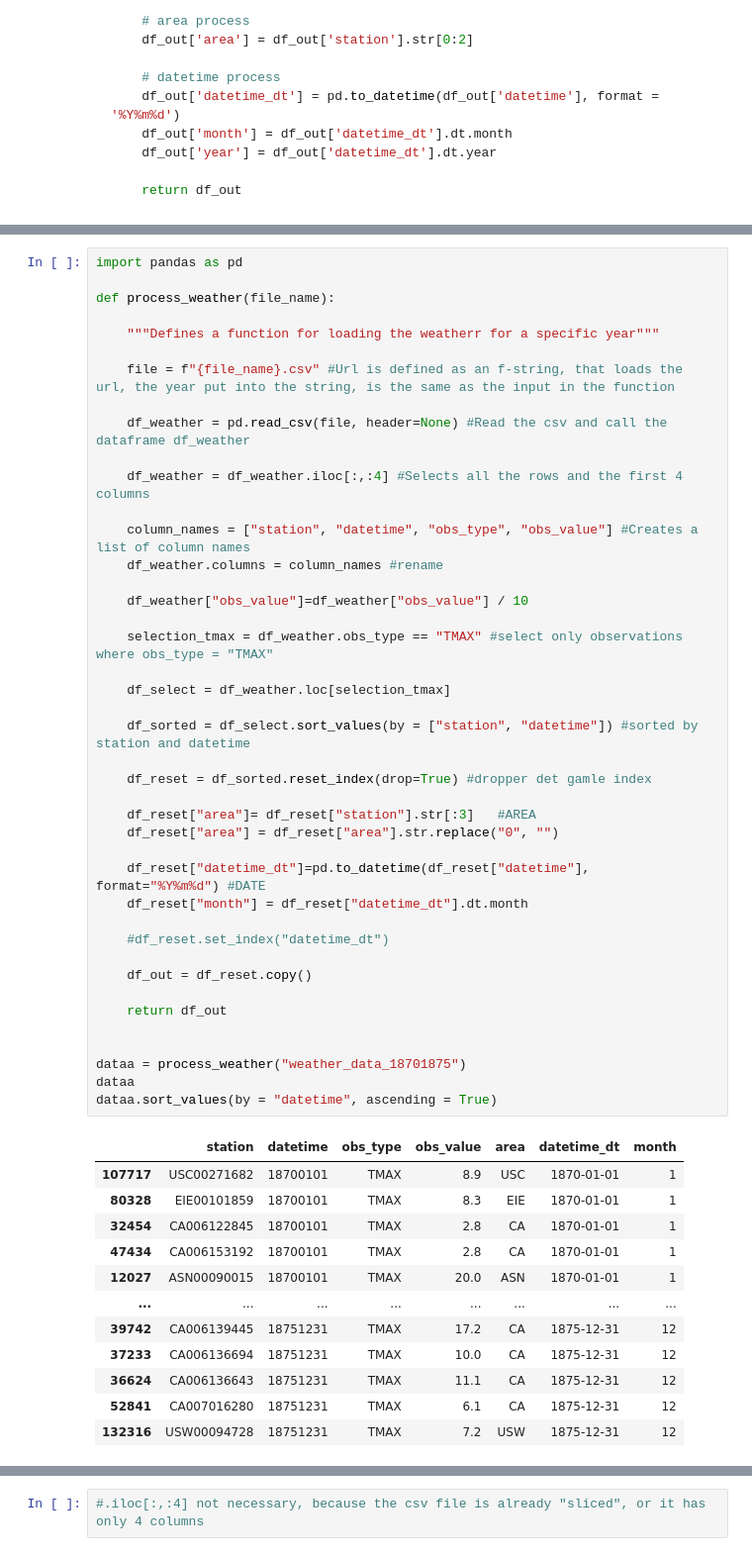
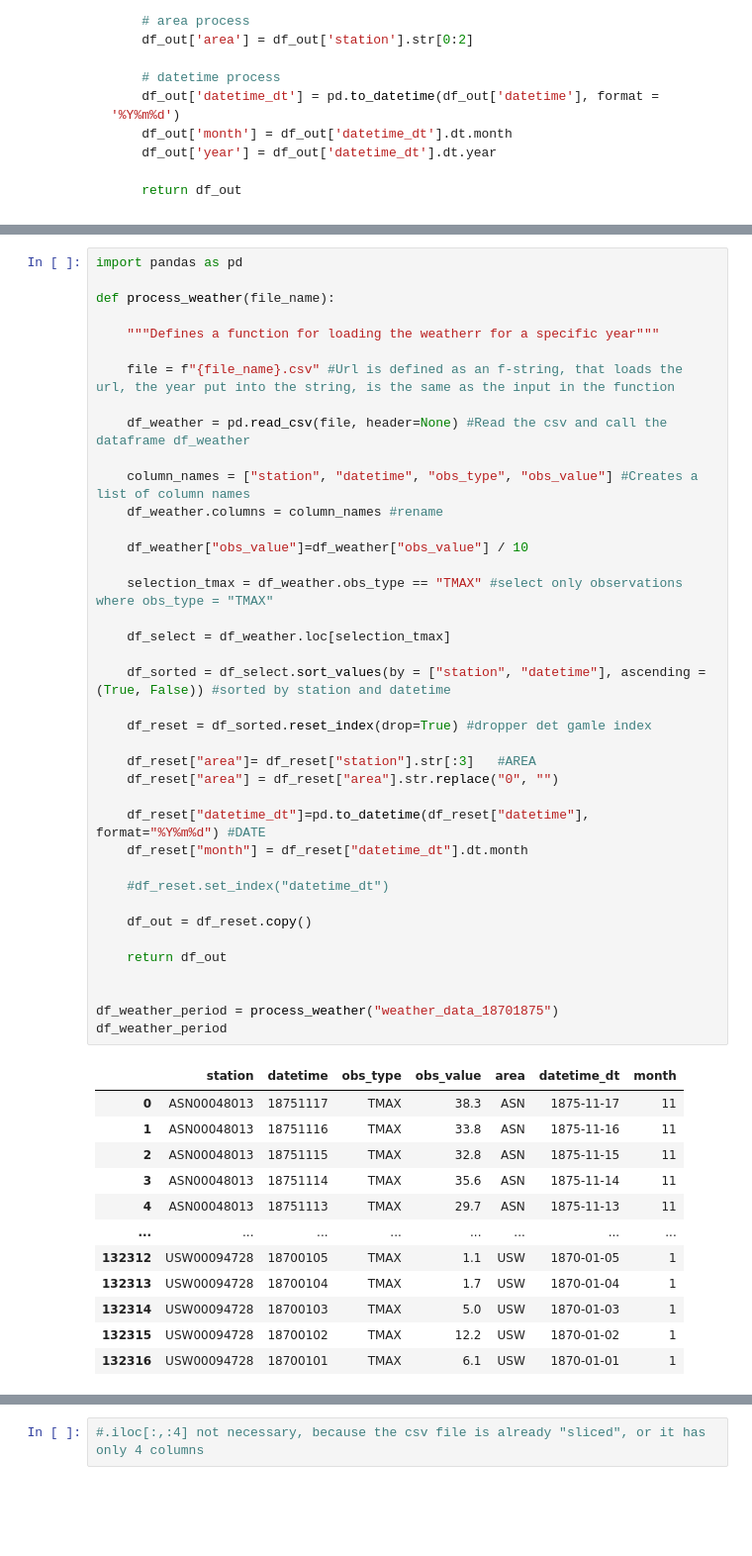
Before and after one commit to amaliemaria/ISDS2021_group16, a Jupyter notebook: assignment_1.ipynb, the cells around one changed output, grey strips where cells are left out. Shown at 99% size. Saved outputs shown, nothing was run; the diff lists cells and outputs as text; blank space fills up the shorter version.

```diff
--- a/assignment_1.ipynb
+++ b/assignment_1.ipynb
@@ -76,48 +73,45 @@ def process_weather(file_name):
 
     df_weather = pd.read_csv(file, header=None) #Read the csv and call the dataframe df_weather
 
-    df_weather = df_weather.iloc[:,:4] #Selects all the rows and the first 4 columns
-
     column_names = ["station", "datetime", "obs_type", "obs_value"] #Creates a list of column names
     df_weather.columns = column_names #rename
 
     df_weather["obs_value"]=df_weather["obs_value"] / 10
 
     selection_tmax = df_weather.obs_type == "TMAX" #select only observations where obs_type = "TMAX"
 
     df_select = df_weather.loc[selection_tmax]
 
-    df_sorted = df_select.sort_values(by = ["station", "datetime"]) #sorted by station and datetime
+    df_sorted = df_select.sort_values(by = ["station", "datetime"], ascending = (True, False)) #sorted by station and datetime
 
     df_reset = df_sorted.reset_index(drop=True) #dropper det gamle index
 
     df_reset["area"]= df_reset["station"].str[:3]   #AREA
     df_reset["area"] = df_reset["area"].str.replace("0", "")
 
     df_reset["datetime_dt"]=pd.to_datetime(df_reset["datetime"], format="%Y%m%d") #DATE
     df_reset["month"] = df_reset["datetime_dt"].dt.month
 
     #df_reset.set_index("datetime_dt")
 
     df_out = df_reset.copy()
 
     return df_out
 
 
-dataa = process_weather("weather_data_18701875")
-dataa
-dataa.sort_values(by = "datetime", ascending = True)
+df_weather_period = process_weather("weather_data_18701875")
+df_weather_period
 # %% [output]
 |  | station | datetime | obs_type | obs_value | area | datetime_dt | month |
-| 107717 | USC00271682 | 18700101 | TMAX | 8.9 | USC | 1870-01-01 | 1 |
-| 80328 | EIE00101859 | 18700101 | TMAX | 8.3 | EIE | 1870-01-01 | 1 |
-| 32454 | CA006122845 | 18700101 | TMAX | 2.8 | CA | 1870-01-01 | 1 |
-| 47434 | CA006153192 | 18700101 | TMAX | 2.8 | CA | 1870-01-01 | 1 |
-| 12027 | ASN00090015 | 18700101 | TMAX | 20.0 | ASN | 1870-01-01 | 1 |
+| 0 | ASN00048013 | 18751117 | TMAX | 38.3 | ASN | 1875-11-17 | 11 |
+| 1 | ASN00048013 | 18751116 | TMAX | 33.8 | ASN | 1875-11-16 | 11 |
+| 2 | ASN00048013 | 18751115 | TMAX | 32.8 | ASN | 1875-11-15 | 11 |
+| 3 | ASN00048013 | 18751114 | TMAX | 35.6 | ASN | 1875-11-14 | 11 |
+| 4 | ASN00048013 | 18751113 | TMAX | 29.7 | ASN | 1875-11-13 | 11 |
 | ... | ... | ... | ... | ... | ... | ... | ... |
-| 39742 | CA006139445 | 18751231 | TMAX | 17.2 | CA | 1875-12-31 | 12 |
-| 37233 | CA006136694 | 18751231 | TMAX | 10.0 | CA | 1875-12-31 | 12 |
-| 36624 | CA006136643 | 18751231 | TMAX | 11.1 | CA | 1875-12-31 | 12 |
-| 52841 | CA007016280 | 18751231 | TMAX | 6.1 | CA | 1875-12-31 | 12 |
-| 132316 | USW00094728 | 18751231 | TMAX | 7.2 | USW | 1875-12-31 | 12 |
+| 132312 | USW00094728 | 18700105 | TMAX | 1.1 | USW | 1870-01-05 | 1 |
+| 132313 | USW00094728 | 18700104 | TMAX | 1.7 | USW | 1870-01-04 | 1 |
+| 132314 | USW00094728 | 18700103 | TMAX | 5.0 | USW | 1870-01-03 | 1 |
+| 132315 | USW00094728 | 18700102 | TMAX | 12.2 | USW | 1870-01-02 | 1 |
+| 132316 | USW00094728 | 18700101 | TMAX | 6.1 | USW | 1870-01-01 | 1 |
 132317 rows × 7 columns
```
Also changed, not shown: parts of 6 cells of this notebook.
